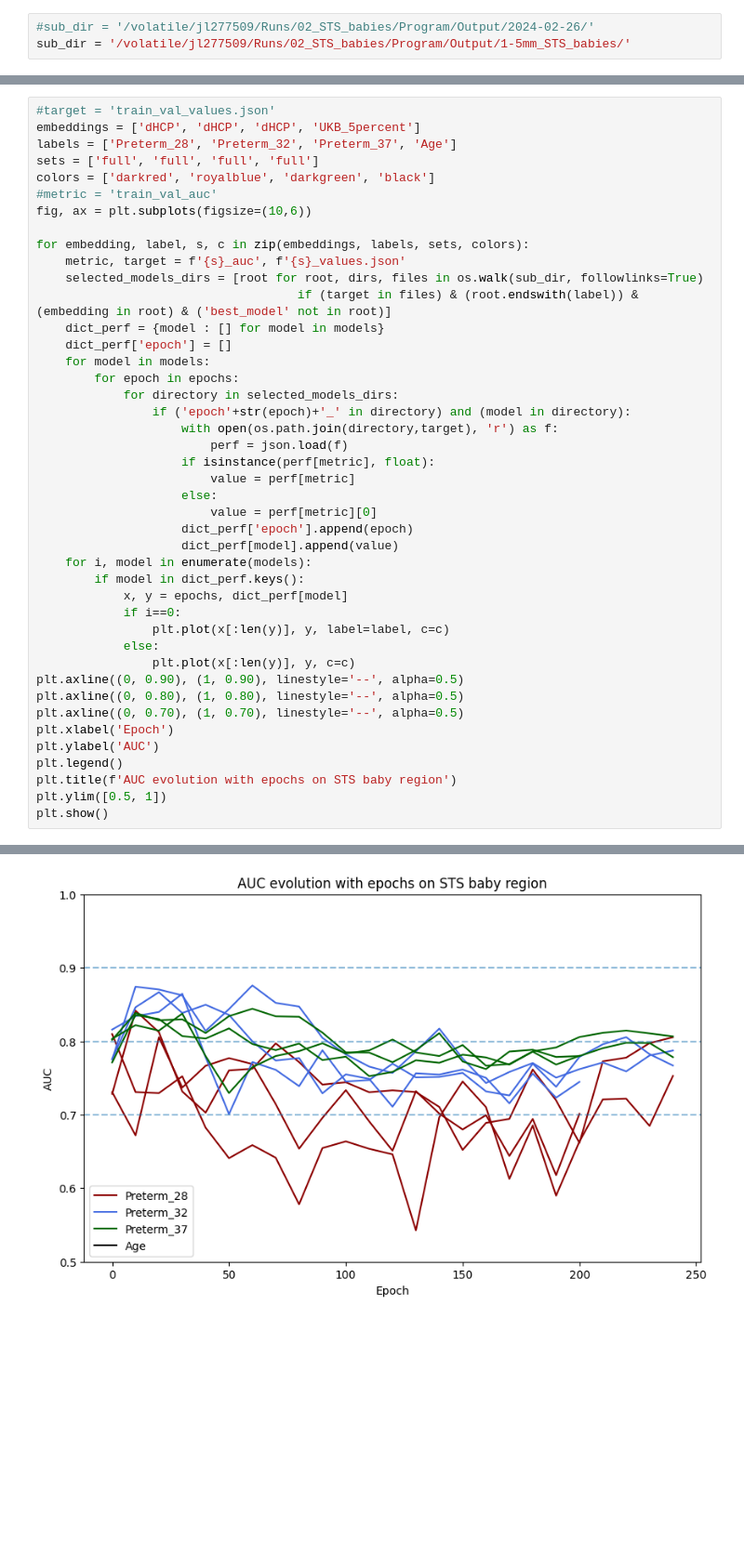
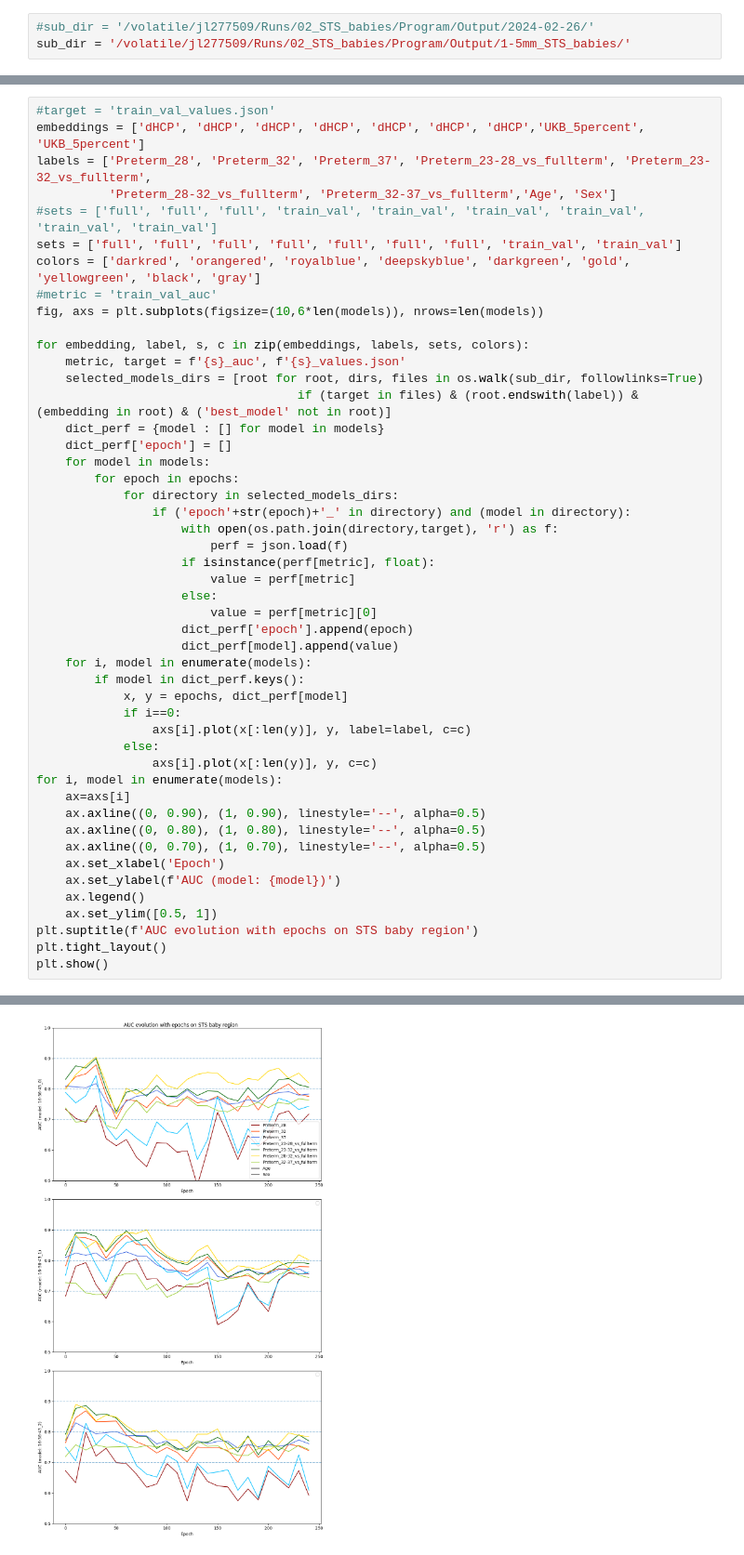
Before and after one commit to neurospin/champollion_V1, a Jupyter notebook: contrastive/notebooks/julien/perfs/auc_during_training.ipynb, the cells around one changed output, grey strips where cells are left out. Shown at 93% size. Drawn from its saved outputs; the diff is of its cells as text; blank space fills up the shorter version.

```diff
--- a/contrastive/notebooks/julien/perfs/auc_during_training.ipynb
+++ b/contrastive/notebooks/julien/perfs/auc_during_training.ipynb
@@ -29,11 +26,13 @@ dict_perf
 # %%
 #target = 'train_val_values.json'
-embeddings = ['dHCP', 'dHCP', 'dHCP', 'UKB_5percent']
-labels = ['Preterm_28', 'Preterm_32', 'Preterm_37', 'Age']
-sets = ['full', 'full', 'full', 'full']
-colors = ['darkred', 'royalblue', 'darkgreen', 'black']
+embeddings = ['dHCP', 'dHCP', 'dHCP', 'dHCP', 'dHCP', 'dHCP', 'dHCP','UKB_5percent', 'UKB_5percent']
+labels = ['Preterm_28', 'Preterm_32', 'Preterm_37', 'Preterm_23-28_vs_fullterm', 'Preterm_23-32_vs_fullterm',
+          'Preterm_28-32_vs_fullterm', 'Preterm_32-37_vs_fullterm','Age', 'Sex']
+#sets = ['full', 'full', 'full', 'train_val', 'train_val', 'train_val', 'train_val', 'train_val', 'train_val']
+sets = ['full', 'full', 'full', 'full', 'full', 'full', 'full', 'train_val', 'train_val']
+colors = ['darkred', 'orangered', 'royalblue', 'deepskyblue', 'darkgreen', 'gold', 'yellowgreen', 'black', 'gray']
 #metric = 'train_val_auc'
-fig, ax = plt.subplots(figsize=(10,6))
+fig, axs = plt.subplots(figsize=(10,6*len(models)), nrows=len(models))
 
 for embedding, label, s, c in zip(embeddings, labels, sets, colors):
     metric, target = f'{s}_auc', f'{s}_values.json'
@@ -57,16 +56,19 @@ for embedding, label, s, c in zip(embeddings, labels, sets, colors):
         if model in dict_perf.keys():
             x, y = epochs, dict_perf[model]
             if i==0:
-                plt.plot(x[:len(y)], y, label=label, c=c)
+                axs[i].plot(x[:len(y)], y, label=label, c=c)
             else:
-                plt.plot(x[:len(y)], y, c=c)
-plt.axline((0, 0.90), (1, 0.90), linestyle='--', alpha=0.5)
-plt.axline((0, 0.80), (1, 0.80), linestyle='--', alpha=0.5)
-plt.axline((0, 0.70), (1, 0.70), linestyle='--', alpha=0.5)
-plt.xlabel('Epoch')
-plt.ylabel('AUC')
-plt.legend()
-plt.title(f'AUC evolution with epochs on STS baby region')
-plt.ylim([0.5, 1])
+                axs[i].plot(x[:len(y)], y, c=c)
+for i, model in enumerate(models):
+    ax=axs[i]
+    ax.axline((0, 0.90), (1, 0.90), linestyle='--', alpha=0.5)
+    ax.axline((0, 0.80), (1, 0.80), linestyle='--', alpha=0.5)
+    ax.axline((0, 0.70), (1, 0.70), linestyle='--', alpha=0.5)
+    ax.set_xlabel('Epoch')
+    ax.set_ylabel(f'AUC (model: {model})')
+    ax.legend()
+    ax.set_ylim([0.5, 1])
+plt.suptitle(f'AUC evolution with epochs on STS baby region')
+plt.tight_layout()
 plt.show()
 # %% [output]
@@ -73 +77 @@ plt.show()
-[figure, old version]
+[figure, new version]
```
Also changed, not shown: parts of 3 cells of this notebook, 6 other files.
